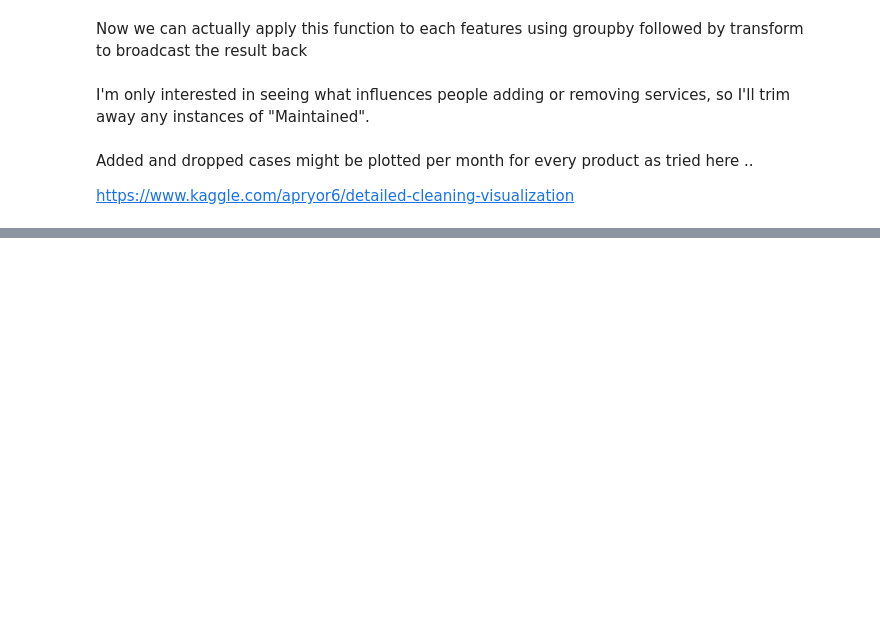
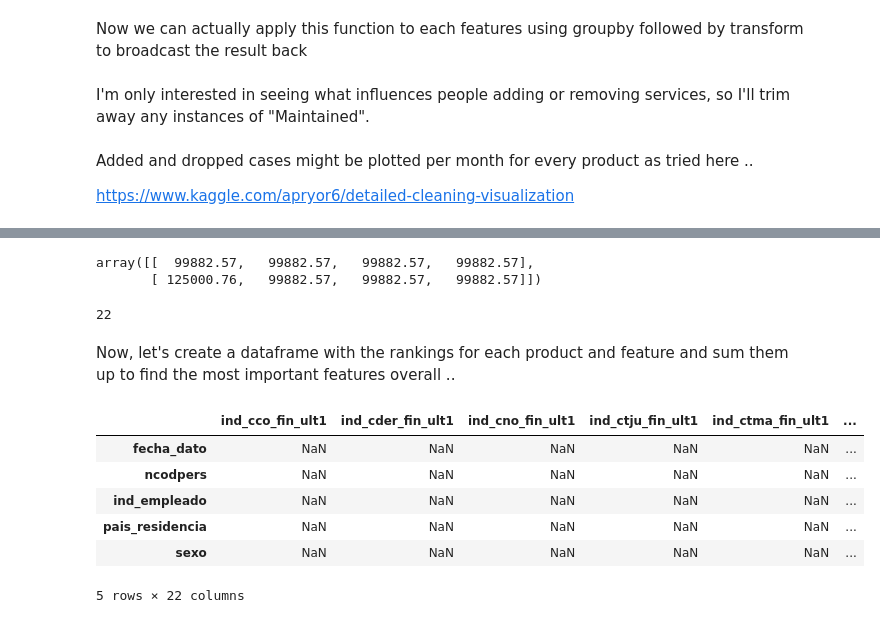
Before and after one commit to EAboelhamd/Kaggle-Competitions, a Jupyter notebook: Santander Product Recommendation.ipynb, the cells around one changed output, grey strips where cells are left out. Cells and saved outputs as stored; diff of their text form; code cells hidden in the pictures; blank space fills up the shorter version.

```diff
--- a/Santander Product Recommendation.ipynb
+++ b/Santander Product Recommendation.ipynb
@@ -2710,0 +2754,7 @@ https://www.kaggle.com/apryor6/detailed-cleaning-visualization
+# %%
+for f in ntrain.columns:
+    if ntrain[f].dtype == 'object':
+        print(f)
+        lbl = preprocessing.LabelEncoder()
+        lbl.fit(list(ntrain[f].values))
+        ntrain[f] = lbl.transform(list(ntrain[f].values))
@@ -2710,0 +2776,2 @@ https://www.kaggle.com/apryor6/detailed-cleaning-visualization
+# %%
+ntrain['cod_prov'] = ntrain['cod_prov'].fillna(ntrain['cod_prov'].median())
@@ -2710,0 +2800,3 @@ https://www.kaggle.com/apryor6/detailed-cleaning-visualization
+# %%
+prod_cols = list(ntrain.columns[24:48])
+prod_cols
@@ -2710,0 +2874,5 @@ https://www.kaggle.com/apryor6/detailed-cleaning-visualization
+# %%
+median_renta
+# %% [output]
+array([[  99882.57,   99882.57,   99882.57,   99882.57],
+       [ 125000.76,   99882.57,   99882.57,   99882.57]])
@@ -2710,0 +2886,17 @@ https://www.kaggle.com/apryor6/detailed-cleaning-visualization
+# %%
+len(d)  ## contains each variable and its correposnding score
+# %% [output]
+22
+# %% [markdown]
+Now, let's create a dataframe with the rankings for each product and feature and sum them up to find the most important features overall ..
+# %%
+df_ranking = pd.DataFrame(index = ntrain.columns, columns = prod_cols)
+df_ranking.head()
+# %% [output]
+|  | ind_cco_fin_ult1 | ind_cder_fin_ult1 | ind_cno_fin_ult1 | ind_ctju_fin_ult1 | ind_ctma_fin_ult1 | ... |
+| fecha_dato | NaN | NaN | NaN | NaN | NaN | ... |
+| ncodpers | NaN | NaN | NaN | NaN | NaN | ... |
+| ind_empleado | NaN | NaN | NaN | NaN | NaN | ... |
+| pais_residencia | NaN | NaN | NaN | NaN | NaN | ... |
+| sexo | NaN | NaN | NaN | NaN | NaN | ... |
+5 rows × 22 columns
```
Also changed, not shown: parts of 45 cells of this notebook.
